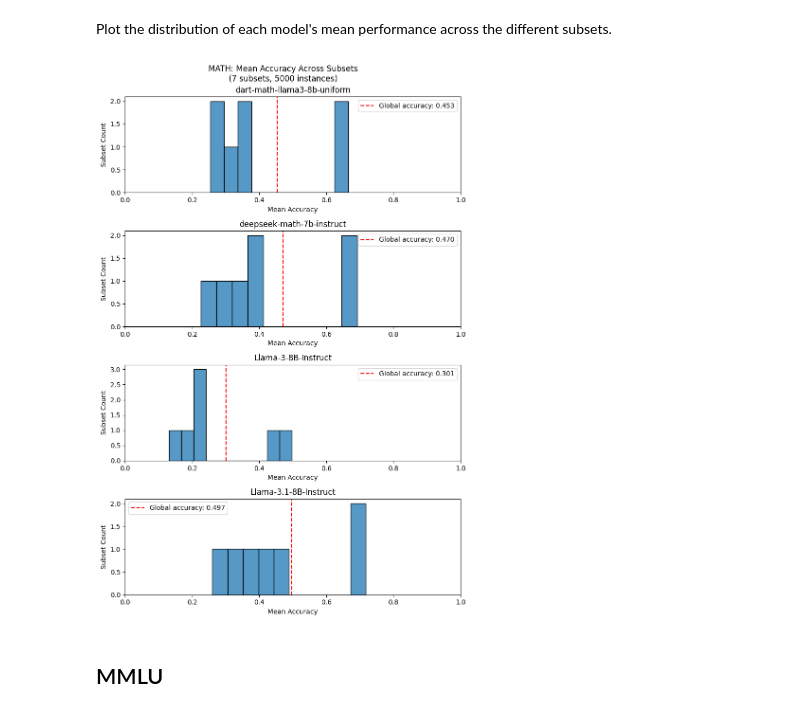
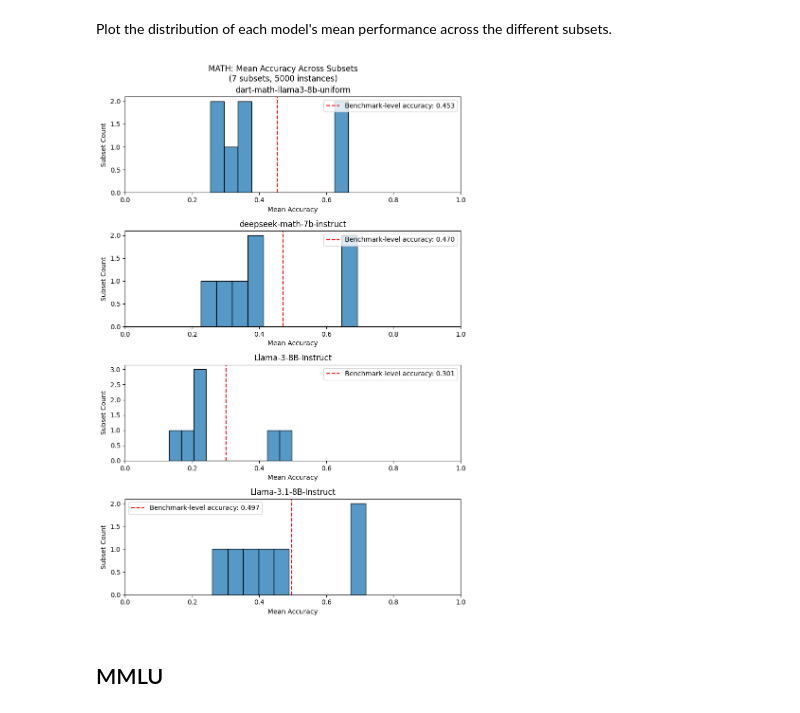
Before and after one commit to mpg05883/EvalTree, a Jupyter notebook: inter_subset_analysis.ipynb, the cells around one changed output. Saved outputs shown, nothing was run; the diff lists cells and outputs as text; code cells hidden in the pictures.

```diff
--- a/inter_subset_analysis.ipynb
+++ b/inter_subset_analysis.ipynb
@@ -280,7 +280,7 @@ for i, model in enumerate(accuracy_df.columns):
         global_mean,
         color="red",
         linestyle="--",
-        label=f"Global accuracy: {global_mean:.3f}",
+        label=f"Benchmark-level accuracy: {global_mean:.3f}",
     )
     ax.legend()
 
@@ -506,35 +506,35 @@ Plot the distribution of each model's mean performance across the different subs
 global_means = eval_results_df.mean()
 fig, axes = plt.subplots(num_models, 1, figsize=(8, 3 * num_models))
 
 for i, model in enumerate(accuracy_df.columns):
     ax = axes[i] if num_models > 1 else axes
     sns.histplot(data=accuracy_df, x=model, ax=ax, bins=10)
     ax.set_xlabel("Mean Accuracy")
     ax.set_ylabel(f"{subset_col.capitalize()} Count")
     ax.set_title(f"{model}")
     ax.set_xlim(0, 1)
 
     # Add vertical line for global mean
     global_mean = global_means[model]
     ax.axvline(
         global_mean,
         color="red",
         linestyle="--",
-        label=f"Global accuracy: {global_mean:.3f}",
+        label=f"Benchmark-level accuracy: {global_mean:.3f}",
     )
     ax.legend()
 
 plt.suptitle(
     f"{dataset}: Mean Accuracy Across {subset_col.capitalize()}s"
     f"\n({len(subsets)} subsets, {num_instances} instances)"
 )
 plt.tight_layout()
 plot_name = f"accuracy_distribution_{subset_col}"
 file_path = build_plot_path(dataset, analysis, plot_name)
 plt.savefig(file_path)
 plt.show()
 # %% [output]
-[figure, old version]
+[figure, new version]
 # %% [markdown]
 ## MMLU
 # %% [markdown]
```
Also changed, not shown: parts of 2 cells of this notebook, 15 other files.
